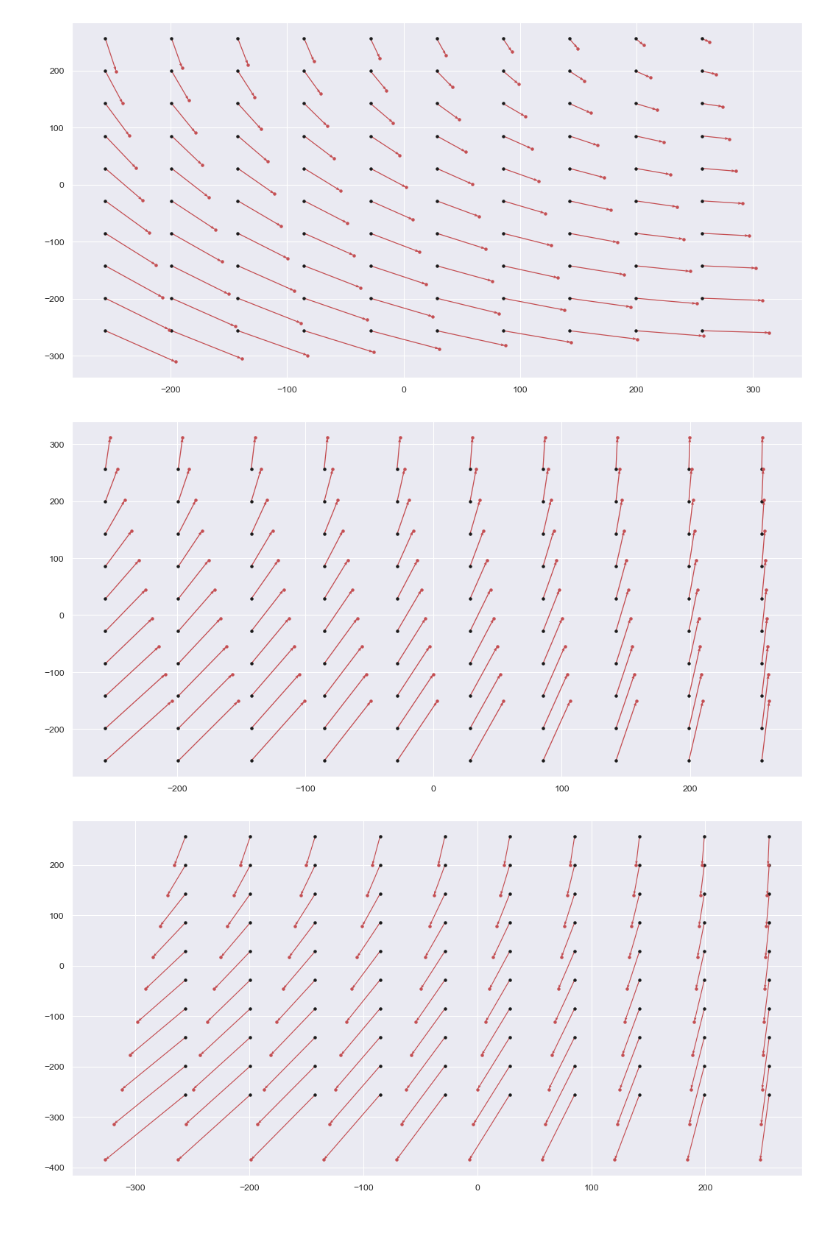
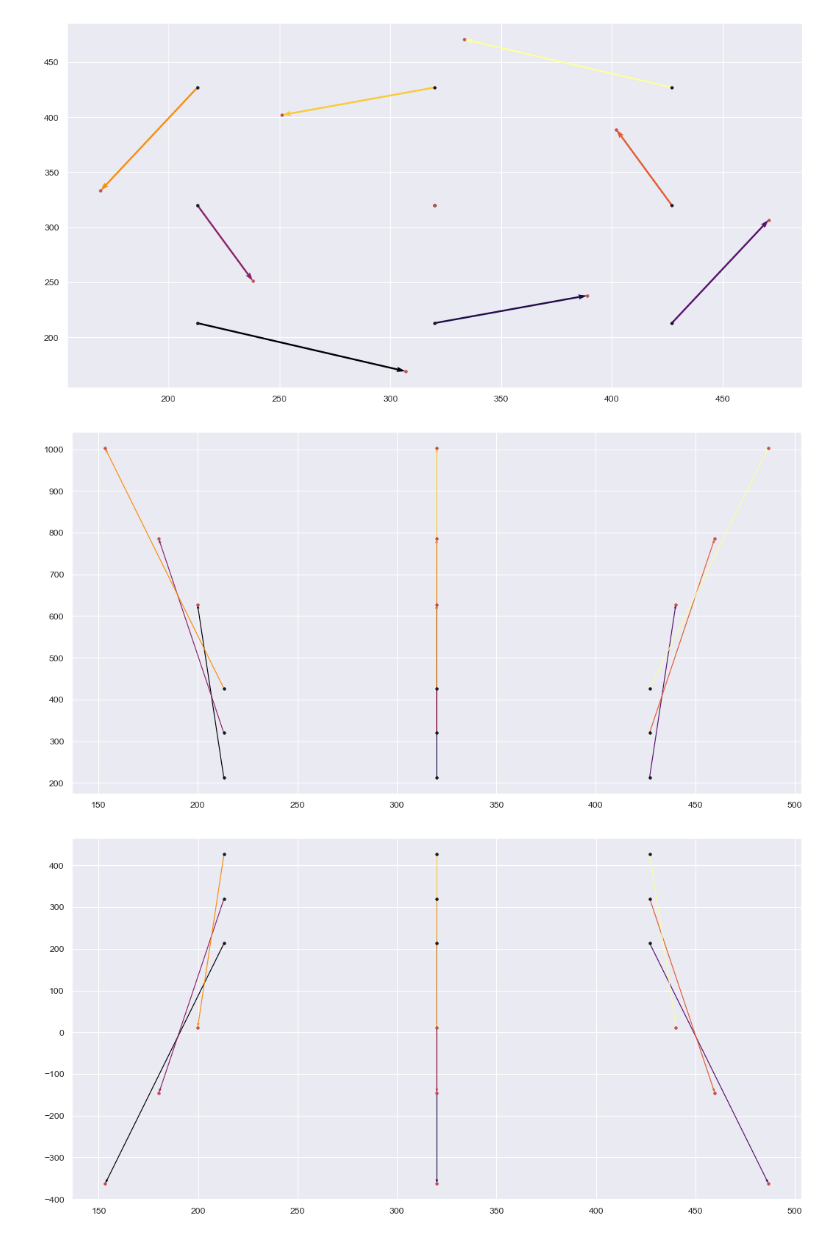
Before and after one commit to bohdanhlovatskyi/pose_estimation, a Jupyter notebook: Solver.ipynb, the cells around one changed output. Saved outputs shown, nothing was run; the diff lists cells and outputs as text; code cells hidden in the pictures.

```diff
--- a/Solver.ipynb
+++ b/Solver.ipynb
@@ -351,3 +547,0 @@ Rg, tg
-# %%
-R, t, inliers_count = run_ransac(xs, Xs, Rg, tg, rand_angle, conf)
-R, t, inliers_count
@@ -374,4 +547,0 @@ validate_sol(R,  t, Rg, tg)
-# %%
-gt, proj, disp, inlier_disp, y_angle, generated_from_inliers = get_displacements(100, (0, 40))
-print("y angle is: ", y_angle)
-plot_displacements(gt, proj, inlier_disp, conf)
@@ -411,0 +550,3 @@ ax = sns.histplot(angles)
+# %%
+conf = Config()
+print(conf)
@@ -412,11 +555,16 @@ ax = sns.histplot(angles)
 # %%
-def generate_grid_points(n: int = 3, disp: tuple[float, float] = (0, 0), conf: Config = conf,
+import matplotlib.cm as cm
+from matplotlib.colors import Normalize
+
+def generate_grid_points(n: int = 3, disp: Tuple[float, float] = (0, 0),
+                         c: bool = False,
+                         conf: Config = conf,
                          device: torch.device = device,
                          dtype: torch.dtype = dtype):
-    x = np.linspace(-conf.img_width // 2 + conf.img_width // n,
-                    conf.img_width // 2 - conf.img_width // n, n)
-    y = np.linspace(-conf.img_height // 2 + conf.img_height // n,
-                    conf.img_height // 2 - conf.img_height // n, n)
+    x = np.linspace(conf.img_width // n,
+                    conf.img_width - conf.img_width // n, n)
+    y = np.linspace(conf.img_height // n,
+                    conf.img_height - conf.img_height // n, n)
 
     xx, yy = np.meshgrid(x, y)
 
@@ -448,8 +596,12 @@ def generate_grid_points(n: int = 3, disp: tuple[float, float] = (0, 0), conf: C
 
     axes.plot(xxb, yyb, marker='.', color='r', linestyle='none')
 
+    norm = Normalize()
+    norm.autoscale(np.arange(len(xx)))
+    colormap = cm.inferno
+
     axes.quiver(xx, yy, xxb - xx, yyb - yy,
-                           color='r',
+                           color=colormap(norm(np.arange(len(xx)))),
                            units='xy',
                            angles='xy',
                            scale_units='xy',
@@ -459,6 +611,7 @@ def generate_grid_points(n: int = 3, disp: tuple[float, float] = (0, 0), conf: C
 
     plt.show()
 # %%
-for disp in [(0, 0.1), (0, -0.1), (0.1, 0), (-0.1, 0)]:
-    generate_grid_points(n=10, disp=disp)
+# for disp in [(0, 0.1), (0, -0.1), (0.1, 0), (-0.1, 0)]:
+for disp in [(0, 40), (0, -40), (40, 0), (-40, 0)]:
+    generate_grid_points(n=3, disp=disp)
 # %% [output]
@@ -466,3 +619,3 @@ for disp in [(0, 0.1), (0, -0.1), (0.1, 0), (-0.1, 0)]:
-[figure, old version]
+[figure, new version]
-[figure, old version]
+[figure, new version]
-[figure, old version]
+[figure, new version]
```
Also changed, not shown: parts of 29 cells of this notebook, 3 other files.
